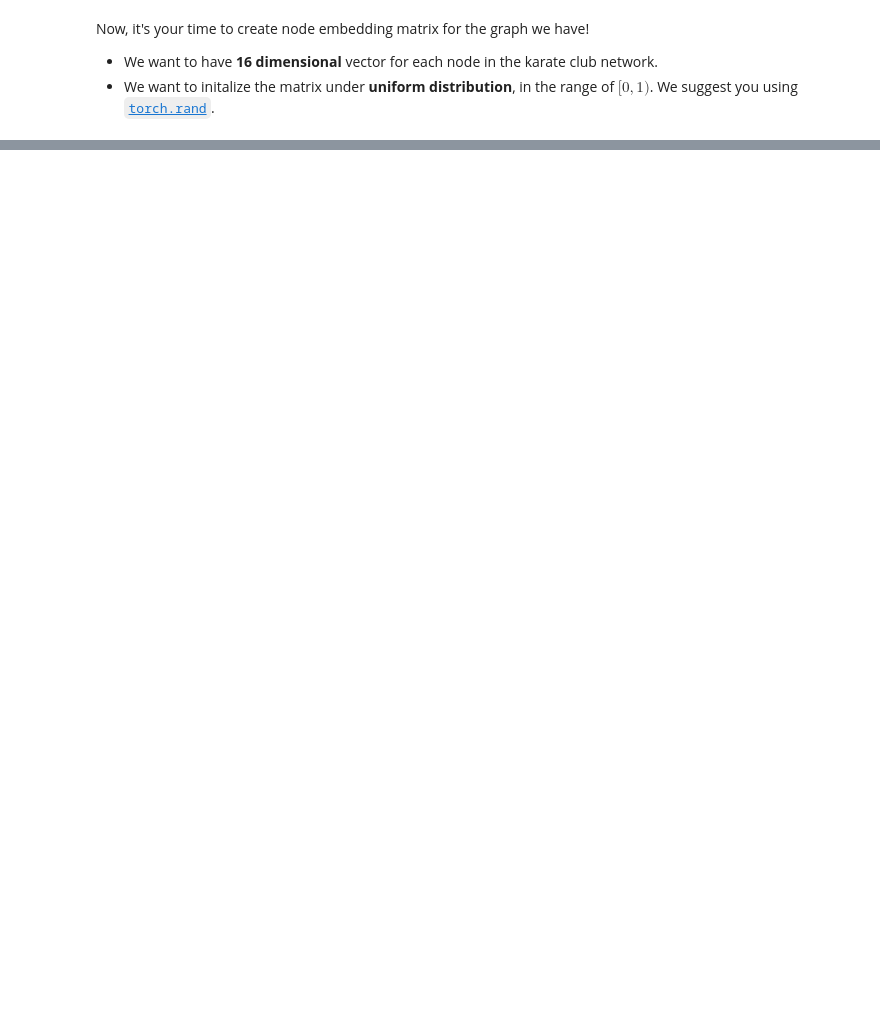
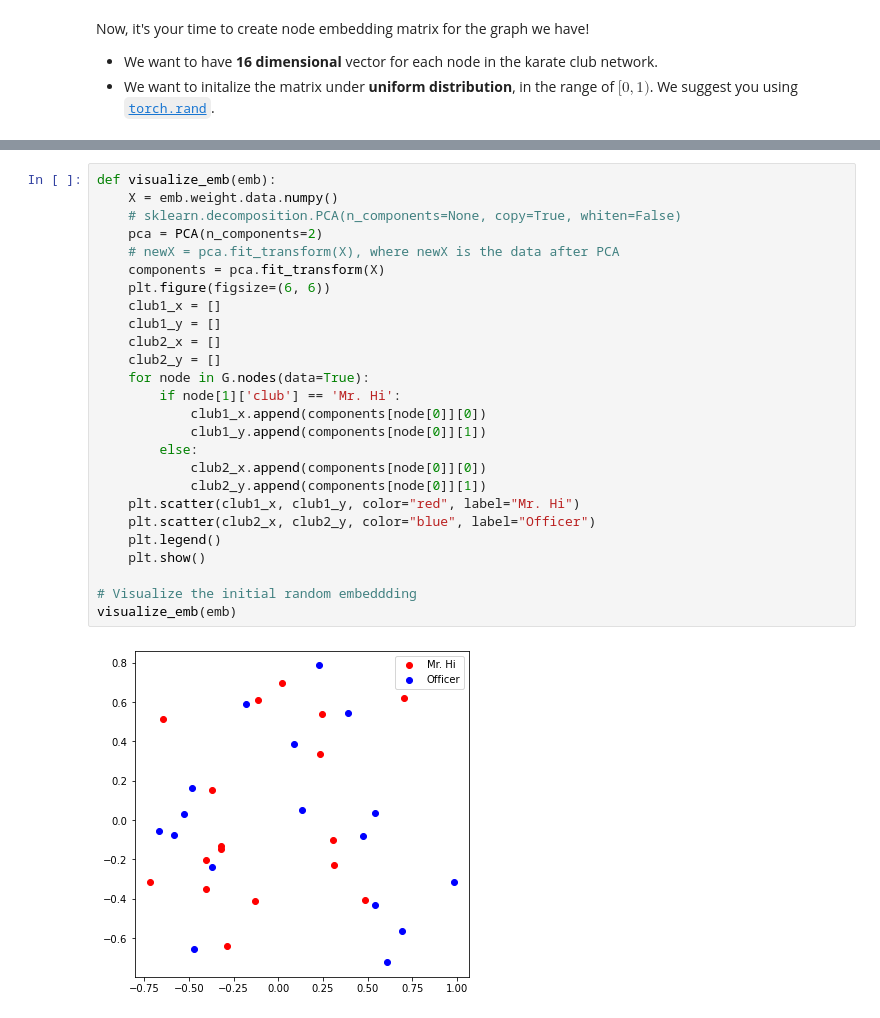
Before and after one commit to wendy-hong/Stanford-CS224W-Colab, a Jupyter notebook: Colab_1.ipynb, the cells around one changed output, grey strips where cells are left out. Cells and saved outputs as stored; diff of their text form; blank space fills up the shorter version.

```diff
--- a/Colab_1.ipynb
+++ b/Colab_1.ipynb
@@ -350,0 +393,28 @@ Now, it's your time to create node embedding matrix for the graph we have!
+# %%
+def visualize_emb(emb):
+    X = emb.weight.data.numpy()
+    # sklearn.decomposition.PCA(n_components=None, copy=True, whiten=False)
+    pca = PCA(n_components=2)
+    # newX = pca.fit_transform(X), where newX is the data after PCA
+    components = pca.fit_transform(X)
+    plt.figure(figsize=(6, 6))
+    club1_x = []
+    club1_y = []
+    club2_x = []
+    club2_y = []
+    for node in G.nodes(data=True):
+        if node[1]['club'] == 'Mr. Hi':
+            club1_x.append(components[node[0]][0])
+            club1_y.append(components[node[0]][1])
+        else:
+            club2_x.append(components[node[0]][0])
+            club2_y.append(components[node[0]][1])
+    plt.scatter(club1_x, club1_y, color="red", label="Mr. Hi")
+    plt.scatter(club2_x, club2_y, color="blue", label="Officer")
+    plt.legend()
+    plt.show()
+
+# Visualize the initial random embeddding
+visualize_emb(emb)
+# %% [output]
+[figure, added]
```
Also changed, not shown: parts of 8 cells of this notebook, 1 other file.
